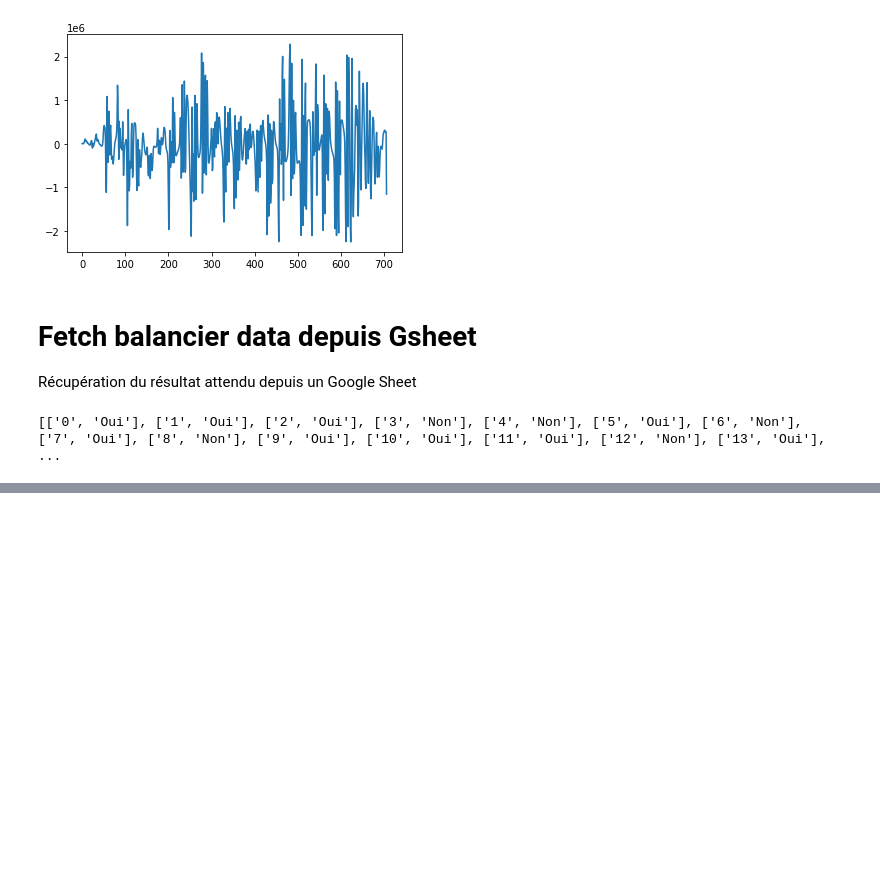
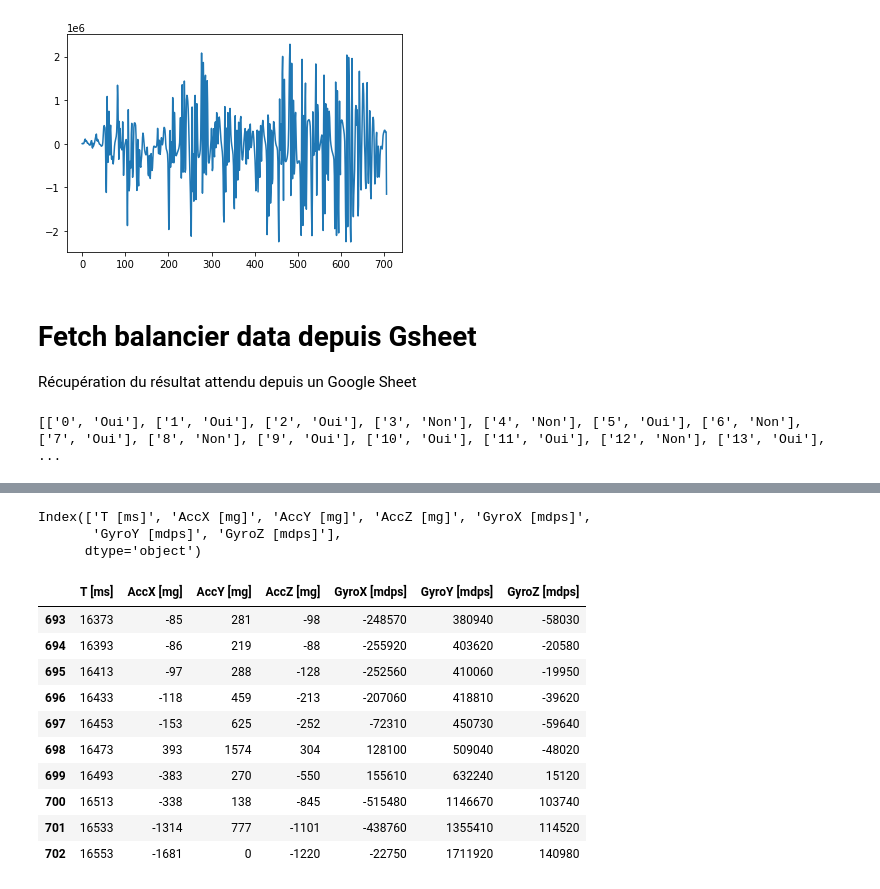
Before and after one commit to Halioo/MLSE-Project, a Jupyter notebook: exercices/datalogger/datalogger.ipynb, the cells around one changed output, grey strips where cells are left out. Cells and saved outputs as stored; diff of their text form; code cells hidden in the pictures; blank space fills up the shorter version.

```diff
--- a/exercices/datalogger/datalogger.ipynb
+++ b/exercices/datalogger/datalogger.ipynb
@@ -76,0 +108,21 @@ print(api.getValues("A2:B100"))
+# %%
+d = pd.read_csv('data/balancier0.csv')
+d.columns
+# %% [output]
+Index(['T [ms]', 'AccX [mg]', 'AccY [mg]', 'AccZ [mg]', 'GyroX [mdps]',
+       'GyroY [mdps]', 'GyroZ [mdps]'],
+      dtype='object')
+# %%
+d.tail(10)
+# %% [output]
+|  | T [ms] | AccX [mg] | AccY [mg] | AccZ [mg] | GyroX [mdps] | GyroY [mdps] | GyroZ [mdps] |
+| 693 | 16373 | -85 | 281 | -98 | -248570 | 380940 | -58030 |
+| 694 | 16393 | -86 | 219 | -88 | -255920 | 403620 | -20580 |
+| 695 | 16413 | -97 | 288 | -128 | -252560 | 410060 | -19950 |
+| 696 | 16433 | -118 | 459 | -213 | -207060 | 418810 | -39620 |
+| 697 | 16453 | -153 | 625 | -252 | -72310 | 450730 | -59640 |
+| 698 | 16473 | 393 | 1574 | 304 | 128100 | 509040 | -48020 |
+| 699 | 16493 | -383 | 270 | -550 | 155610 | 632240 | 15120 |
+| 700 | 16513 | -338 | 138 | -845 | -515480 | 1146670 | 103740 |
+| 701 | 16533 | -1314 | 777 | -1101 | -438760 | 1355410 | 114520 |
+| 702 | 16553 | -1681 | 0 | -1220 | -22750 | 1711920 | 140980 |
```
Also changed, not shown: parts of 5 cells of this notebook.
